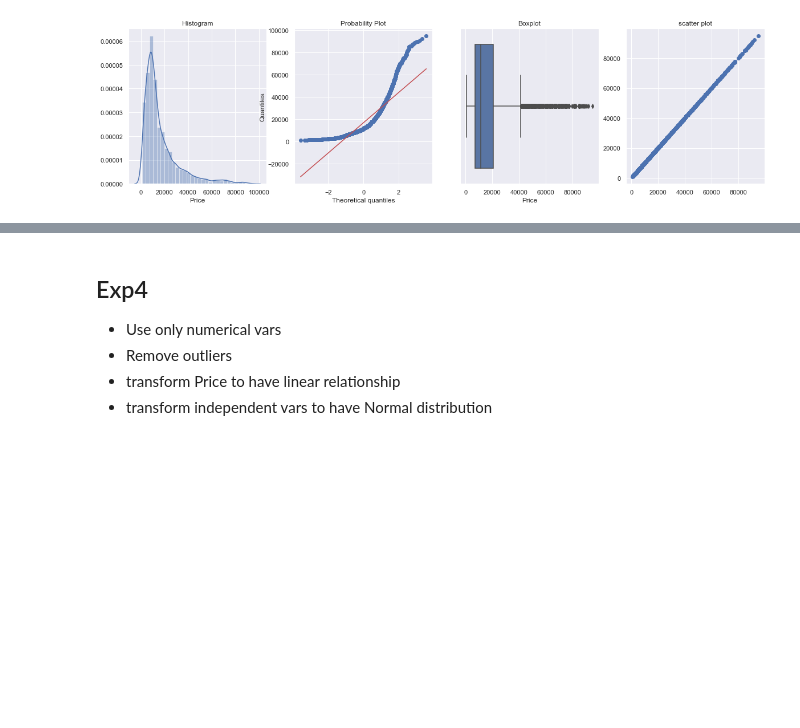
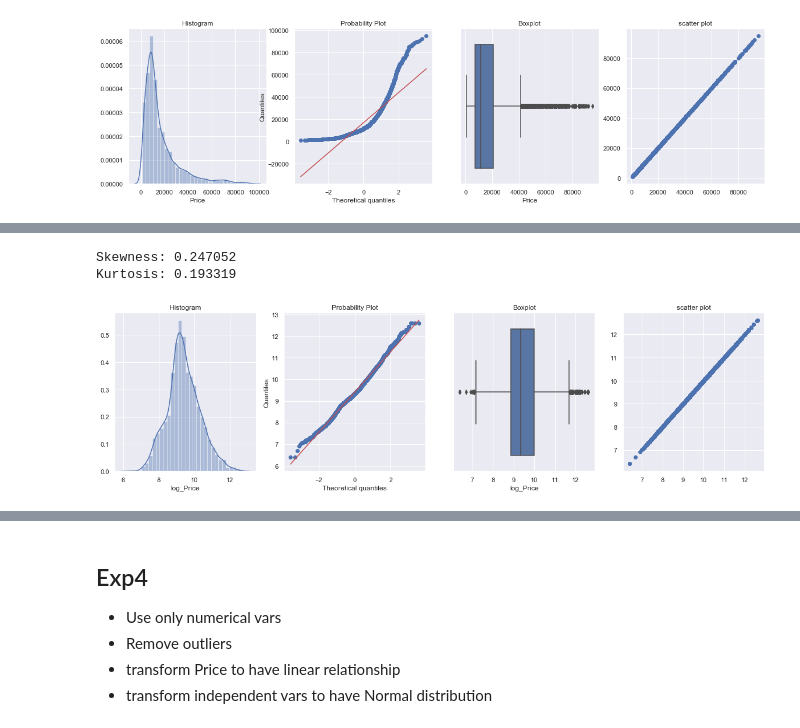
Before and after one commit to ntmai03/02-Regression, a Jupyter notebook: CarSale/02-CarSale-LinearRegression.ipynb, the cells around one changed output, grey strips where cells are left out. Cells and saved outputs as stored; diff of their text form; code cells hidden in the pictures; blank space fills up the shorter version.

```diff
--- a/CarSale/02-CarSale-LinearRegression.ipynb
+++ b/CarSale/02-CarSale-LinearRegression.ipynb
@@ -288,6 +281,7 @@ cars with less than lower_boundary of Year (left end outliers: 38
 % left end outliers: 0.009440993788819876
 # %%
 df = df[(df.Year < upper_boundary) & (df.Year > lower_boundary)]
+df = df.reset_index(drop=True)
 df.shape
 # %% [output]
 (3987, 9)
@@ -361,6 +333,7 @@ cars with less than lower_boundary of Mileage (left end outliers: 0
 % left end outliers: 0.0
 # %%
 df = df[(df.Mileage < upper_boundary) & (df.Mileage > lower_boundary)]
+df = df.reset_index(drop = True)
 df.shape
 # %% [output]
 (3973, 9)
@@ -414,5 +387,6 @@ cars with less than lower_boundary of Mileage (left end outliers: 0
 % left end outliers: 0.0
 # %%
 df = df[(df.EngineV < upper_boundary) & (df.EngineV > lower_boundary)]
+df = df.reset_index()
 df.shape
 # %% [output]
@@ -467,5 +439,6 @@ cars with less than lower_boundary of Mileage (left end outliers: 0
 % left end outliers: 0.0
 # %%
 df = df[(df.Price < upper_boundary) & (df.Price > lower_boundary)]
+df = df.reset_index(drop = True)
 df.shape
 # %% [output]
@@ -510,0 +500,8 @@ Test set score:  0.5658118499291449
+# %%
+df['log_Price'] = np.log(df['Price'])
+target = 'log_Price'
+analyse_continuous(df,'log_Price',target)
+# %% [output]
+Skewness: 0.247052
+Kurtosis: 0.193319
+[figure, added]
```
Also changed, not shown: parts of 236 cells of this notebook.
